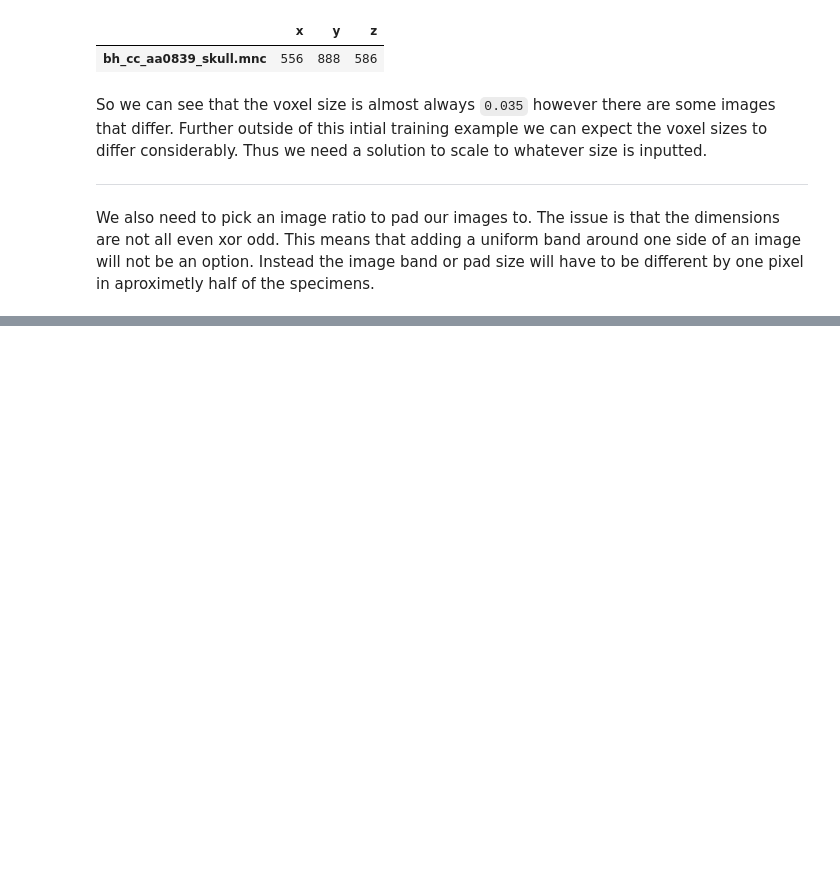
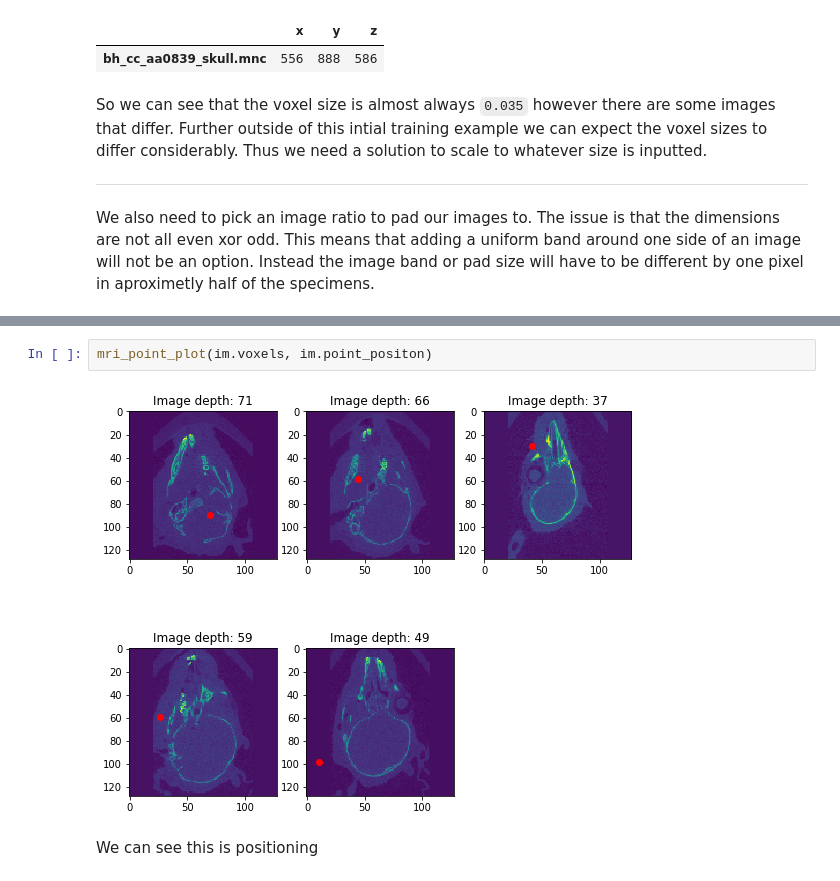
Before and after one commit to 3DLables/3DLabeler, a Jupyter notebook: EDA.ipynb, the cells around one changed output, grey strips where cells are left out. Drawn from its saved outputs; the diff is of its cells as text; blank space fills up the shorter version.

```diff
--- a/EDA.ipynb
+++ b/EDA.ipynb
@@ -286,0 +340,6 @@ We also need to pick an image ratio to pad our images to. The issue is that the
+# %%
+mri_point_plot(im.voxels, im.point_positon)
+# %% [output]
+[figure, added]
+# %% [markdown]
+We can see this is positioning
```
Also changed, not shown: parts of 8 cells of this notebook, 1 other file.
